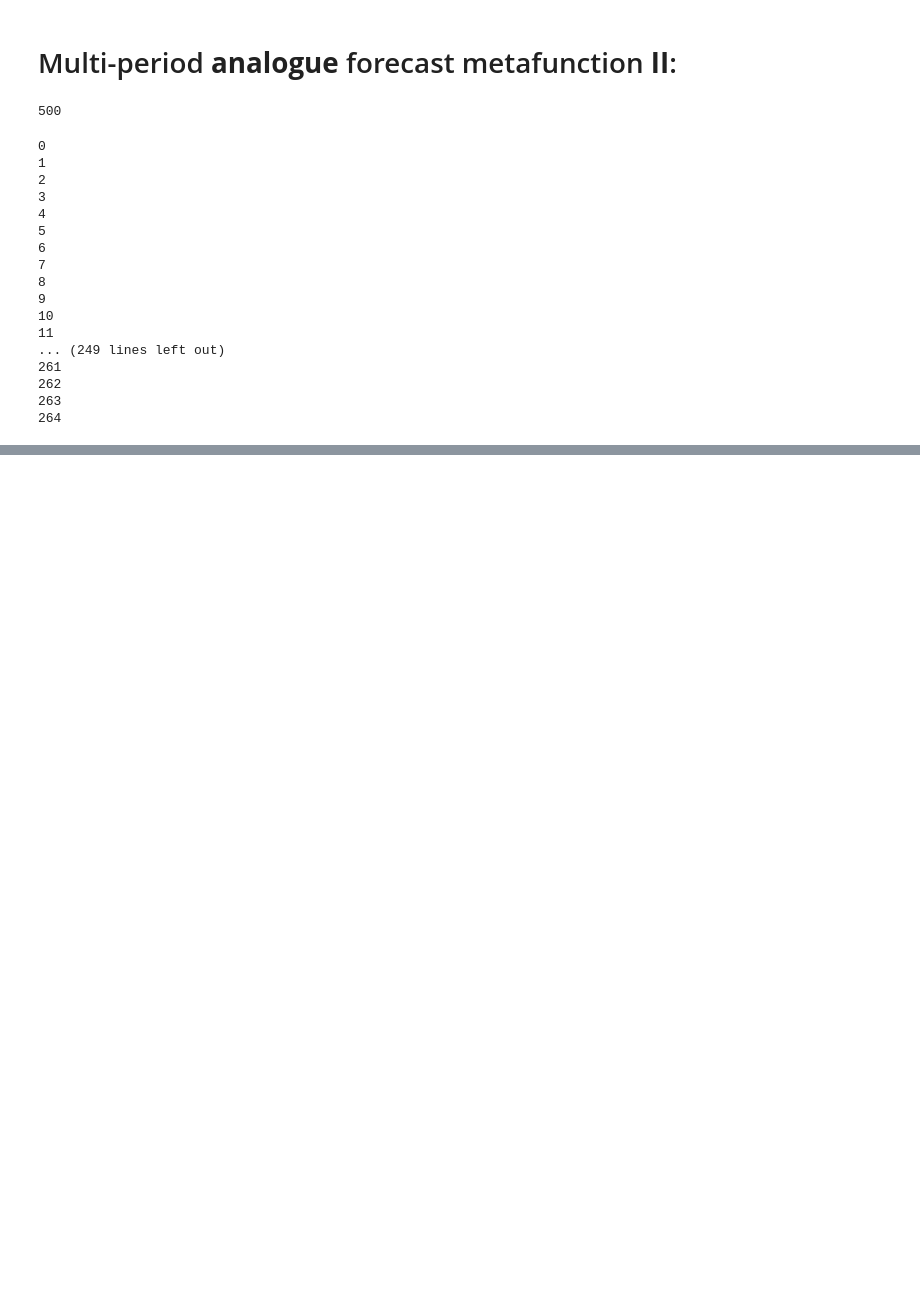
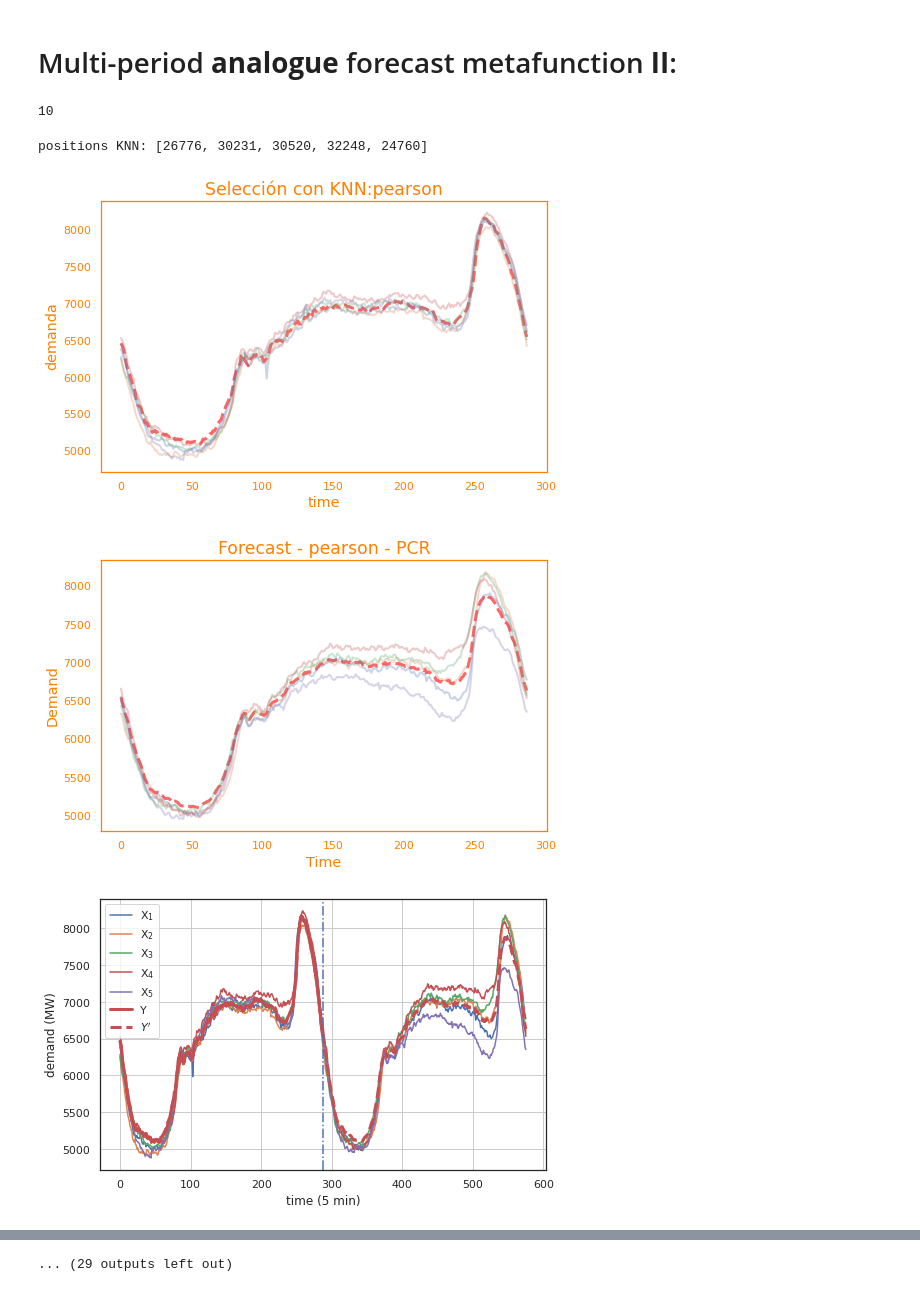
Before and after one commit to urieliram/analog, a Jupyter notebook: Analog3.ipynb, the cells around one changed output, grey strips where cells are left out. Saved outputs shown, nothing was run; the diff lists cells and outputs as text; code cells hidden in the pictures; blank space fills up the shorter version.

```diff
--- a/Analog3.ipynb
+++ b/Analog3.ipynb
@@ -432,22 +432,19 @@ def analogo_knn(serie,vsele,k=10,tol=0.8,n_components=3,typedist='pearson',typer
     if typereg == 'VotingLinear':
         prediction_Y2 = VotingLinear(X,Y,X_2,verbose_=verbose)
 
-    ## -- Random forrest regression with GridSearchCV--
-    #if typereg == 'AutoRF':
-    #    prediction_Y2 = AutoRF(X, Y, X_2,labels_=positions,typedist_=typedist,verbose_=verbose)
-
     if verbose==True:
         print_serie2(neighbors2,prediction_Y2, 'Forecast - ' + typedist+' - ' + typereg ,'Demand','Time',8,5,'fig_t16_Y2_'+typedist+'_'+typereg)
 
     t_reg = time.time() - t_sel - t_o
+
     fail_=False
     if len(prediction_Y2) == 0:
         prediction_Y2=[serie[-1]] * vsele
         fail_=True
-        print(">>> analogo_knn: Forecast not calculated.")
+        print(">>> analogo_knn: forecast not calculated.")
 
-    ## Draw an example of an analogous space with X, X' and Y,Y'
-    if False:
+    ## Draw an example of an analogous space with X, X' and Y, Y'
+    if verbose==True:
         fig, ax = plt.subplots(figsize=(8,5))
         ax.legend(['First line', 'Second line'])
         serie1=serie[positions[0]:positions[0]+2*vsele]
@@ -455,13 +452,11 @@ def analogo_knn(serie,vsele,k=10,tol=0.8,n_components=3,typedist='pearson',typer
         serie3=serie[positions[2]:positions[2]+2*vsele]
         serie4=serie[positions[3]:positions[3]+2*vsele]
         serie5=serie[positions[4]:positions[4]+2*vsele]
-        serie6=serie[positions[5]:positions[5]+2*vsele]
         ax.plot(serie1, label='X$_1$')
         ax.plot(serie2, label='X$_2$')
         ax.plot(serie3, label='X$_3$')
         ax.plot(serie4, label='X$_4$')
         ax.plot(serie5, label='X$_5$')
-        ax.plot(serie6,label='X$_6$')
         ax.plot(Y,label='Y', linewidth=3, color='r')
         c = np.concatenate((Y,prediction_Y2), axis=0)
         ax.plot(c, label='$Y\'$', linewidth=3, color='r',linestyle='--')
@@ -473,6 +468,12 @@ def analogo_knn(serie,vsele,k=10,tol=0.8,n_components=3,typedist='pearson',typer
         fig.savefig('test'+str(random.randint(1,30000))+'.pdf')
         plt.show()
 
+    if verbose==True:
+        print('fail_',fail_)
+        print('t_sel',t_sel)
+        print('t_reg',t_reg)
+        print('prediction_Y2',prediction_Y2)
+
     return prediction_Y2, t_sel, t_reg, fail_
 # %%
 ## Persistence forecasting
@@ -593,6 +594,7 @@ monthyear = 'jun2010'
 # %%
 # >>> provisional para pruebas preliminares (-comentar-)
 positions_test= [(8929, 43487, 43987)] ## Predecir junio
+positions_test= [(9218, 43770, 43780)] ## falla
 # %% [markdown]
 # Multi-period **analogue** forecast metafunction **II**:
 # %%
@@ -613,7 +615,7 @@ for to,tt,tf in positions_test:
       test_ = test_ + serie1[tt:tf]
 print(len(test_))
 # %% [output]
-500
+10
 # %%
 t_sel           = []
 t_reg           = []
@@ -636,11 +638,14 @@ for to,tt,tf in positions_test:
         m     = m
         X_train = numpy.array(serie1[to+j:tt+j])
         try:
-            pred_, t_sel_, t_reg_, fail_ = analogo_knn(X_train, vsele=vsele, k=k, tol=tol, typedist=d, typereg=m, verbose=False)
+            verbose=False
+            if tt+j >= 43770:
+                verbose =True
+            pred_, t_sel_, t_reg_, fail_ = analogo_knn(X_train, vsele=vsele, k=k, tol=tol, typedist=d, typereg=m, verbose=verbose)
             t_sel.append(t_sel_)
             t_reg.append(t_reg_)
         except:
-            print("!!! Error has occurred in the position:",tt+j)
+            print("!!! Error has occurred in the position:",to+j,tt+j)
         if fail_==True:
             nfail = nfail + 1
             print(">>> Persistence forecast in position:",tt+j)
@@ -653,51 +658,38 @@ for to,tt,tf in positions_test:
             array1 = np.array(forecastAn_[a:b])
             c = tt + j - min(j,vsele)
             d = tt + j
             array2 = np.array(serie1[c:d])
             epsilon = np.subtract(array1,array2) ## Errores del primer pronóstico
             ar = AutoReg(epsilon, lags=3*n_p).fit()
             delta = ar.forecast(1)
             MA_ = pred_list[0:1] - delta
             forecastAnMA_.extend(MA_)
             if s==n_p:
                 forecastX_An_   = forecastX_An_ + pred_list[0:n_p]
                 MA_ = pred_list[0:n_p] - delta
                 forecastX_AnMA_.extend(MA_)
                 s=0
         else:
             if s==n_p:
                 forecastX_An_   = forecastX_An_ + pred_list[0:n_p]
                 forecastX_AnMA_ = forecastX_An_
                 s=0
             forecastAnMA_ = forecastAn_
 
         j=j+1
         s=s+1
 
     modu=(tf-tt)%n_p
     if modu != 0:
         end=min(len(forecastAn_),len(forecastX_An_))
         print('modu',modu)
-        forecastAn_    =forecastAn_[    0:end]
-        forecastAnMA_  =forecastAnMA_[  0:end]
-        forecastX_AnMA_=forecastX_AnMA_[0:end]
-        forecastX_An_  =forecastX_An_[  0:end]
+        forecastAn_    = forecastAn_[    0:end]
+        forecastAnMA_  = forecastAnMA_[  0:end]
+        forecastX_An_  = forecastX_An_[  0:end]
+        forecastX_AnMA_= forecastX_AnMA_[0:end]
 print('>>>Number of forecasts not calculated:', nfail)
 # %% [output]
-0
-1
-2
-3
-4
-5
-6
-7
-8
-9
-10
-11
-... (249 lines left out)
-261
-262
-263
-264
+positions KNN: [26776, 30231, 30520, 32248, 24760]
+[figure, added]
+[figure, added]
+[figure, added]
@@ -703,0 +736 @@ print('>>>Number of forecasts not calculated:', nfail)
+... (29 outputs left out)
```
Also changed, not shown: parts of 12 cells of this notebook.
